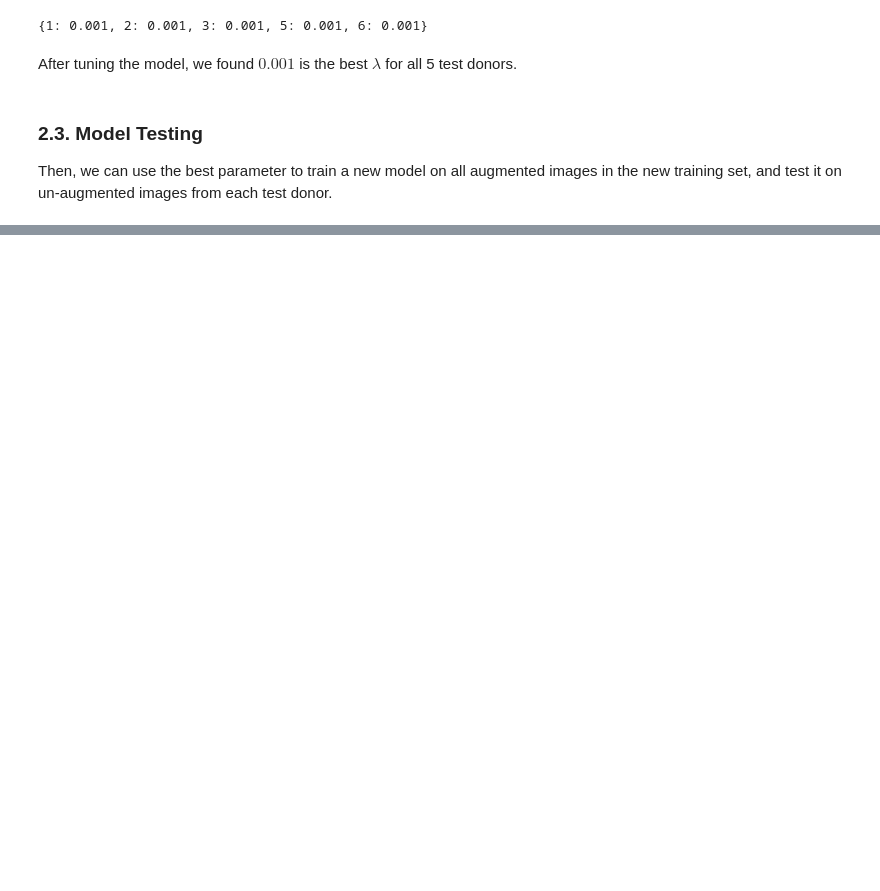
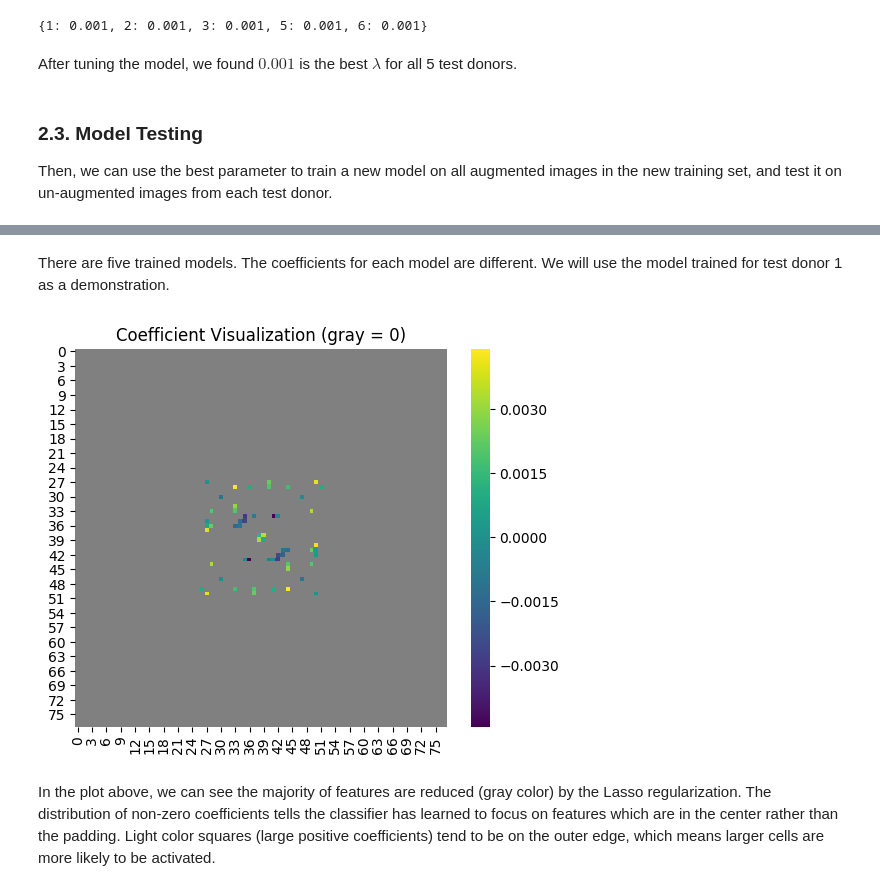
Before and after one commit to gitter-lab/t-cell-classification, a Jupyter notebook: logistic_regression.ipynb, the cells around one changed output, grey strips where cells are left out. Cells and saved outputs as stored; diff of their text form; code cells hidden in the pictures; blank space fills up the shorter version.

Commit message:
Finish logistic regression notebook, having a rendering error of rpy2 plot

```diff
--- a/logistic_regression.ipynb
+++ b/logistic_regression.ipynb
@@ -108,7 +121,8 @@ def nested_cv(all_data, c_candidates):
 
         for i in range(len(c_candidates)):
             c = c_candidates[i]
-            lr_model = LogisticRegression(penalty='l1', C=c, class_weight='balanced')
+            lr_model = LogisticRegression(penalty='l1', C=c, random_state=RANDOM_SEED,
+                                          class_weight='balanced')
             aps = []
 
             for vid in vids:
@@ -120,8 +134,8 @@ def nested_cv(all_data, c_candidates):
                 assert(train_x.shape[0] == train_y.shape[0])
 
                 # Validation set includes non-augmented images from {vali donor}
-                vali_x = all_data[vid]['aug_x']
-                vali_y = all_data[vid]['aug_y']
+                vali_x = all_data[vid]['no_aug_x']
+                vali_y = all_data[vid]['no_aug_y']
 
                 # Train the model on the trining set
                 lr_model.fit(train_x, train_y)
@@ -144,7 +158,7 @@ def nested_cv(all_data, c_candidates):
         # Now, we have exhaustively considered all parameter candidates. Choose the one giving the
         # best mean average precision score
         current_best_para = c_candidates[np.argmax(average_aps)]
-        print("The best parameter for test donor {} is {}".format(tid, current_best_para))
+        print("\tThe best parameter for test donor {} is {}.\n".format(tid, current_best_para))
         best_parameters[tid] = current_best_para
 
     return best_parameters
@@ -335,0 +341,27 @@ As we can see, the average accuracy for all test donors are above $50\%$. A simp
+# %% [markdown]
+There are five trained models. The coefficients for each model are different. We will use the model trained for test donor 1 as a demonstration.
+# %%
+tid = 1
+lr_model = LogisticRegression(penalty='l1', C=best_parameters[tid],
+                              random_state=RANDOM_SEED, class_weight='balanced')
+
+# Training set includes augmented images from {all donor - test donor}
+train_x = np.vstack([all_data[i]['aug_x'] for i in [1, 2, 3, 5, 6] if i != tid])
+train_y = np.hstack([all_data[i]['aug_y'] for i in [1, 2, 3, 5, 6] if i != tid])
+assert(train_x.shape[0] == train_y.shape[0])
+
+lr_model.fit(train_x, train_y)
+coef = lr_model.coef_.transpose().reshape(78, 78)
+# %%
+fig=plt.figure(figsize=(6, 5), dpi=100)
+plt.title("Coefficient Visualization (gray = 0)")
+
+sns.heatmap(coef, cmap='viridis')
+# Plot for the second time as a mask
+# Use gray color to represent coefficents which are 0
+sns.heatmap(coef, mask=coef!=0, cmap=['gray'], cbar=False)
+plt.show()
+# %% [output]
+[figure, added]
+# %% [markdown]
+In the plot above, we can see the majority of features are reduced (gray color) by the Lasso regularization. The distribution of non-zero coefficients tells the classifier has learned to focus on features which are in the center rather than the padding. Light color squares (large positive coefficients) tend to be on the outer edge, which means larger cells are more likely to be activated.
```
Also changed, not shown: parts of 66 cells of this notebook, 4 other files.
